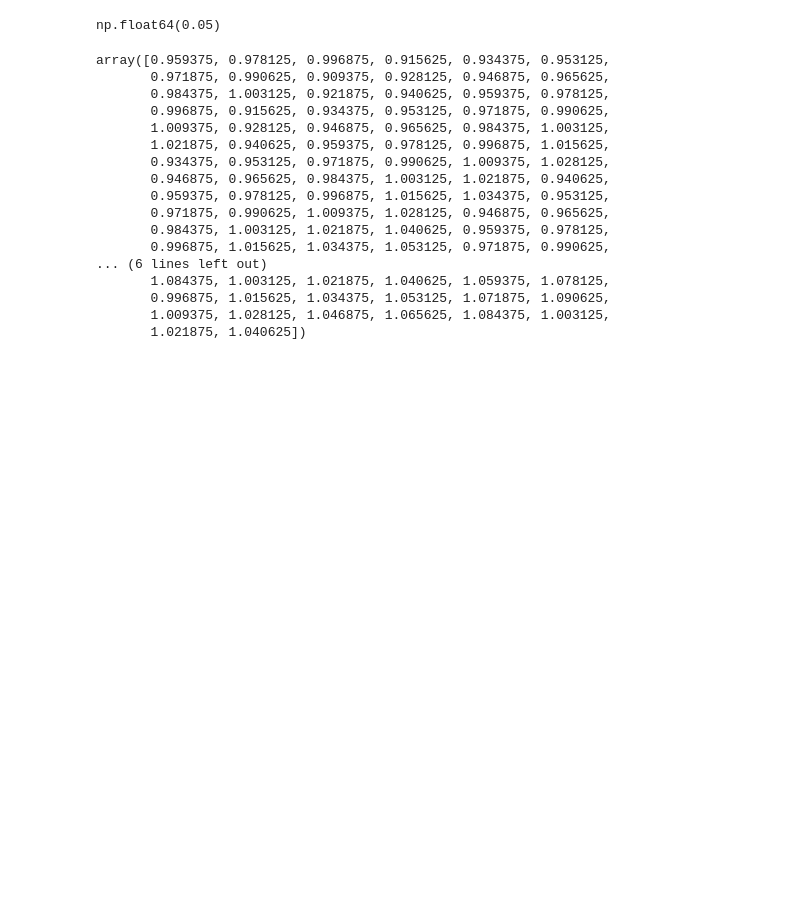
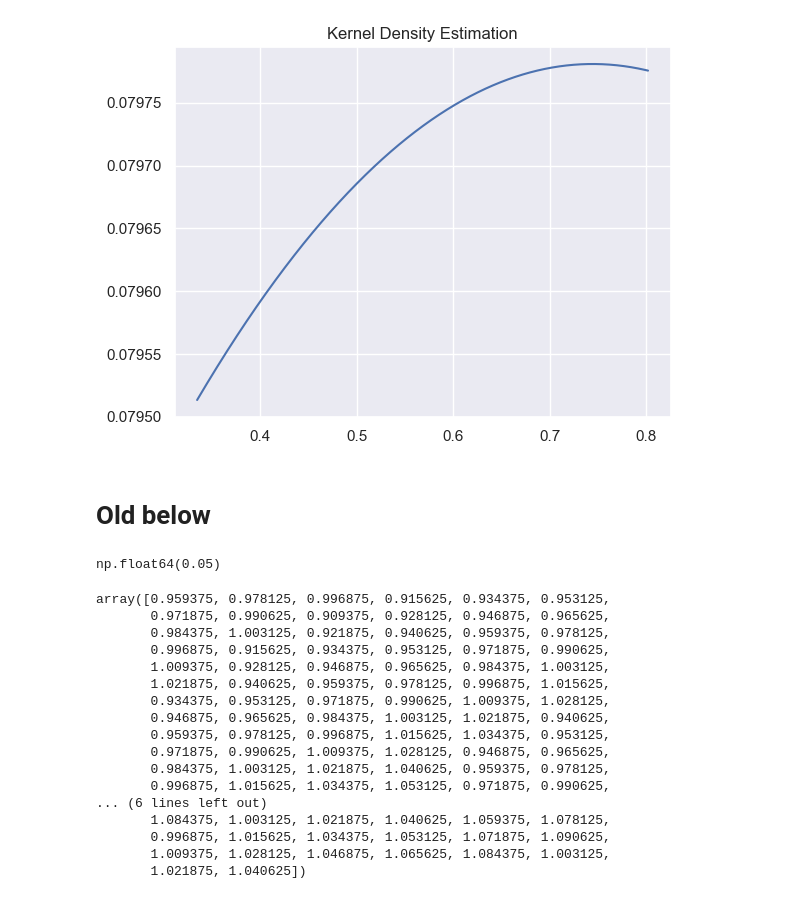
Before and after one commit to AlecHero/QuantileRegressionProject, a Jupyter notebook: tabular qr wind.ipynb, the cells around one changed output. Saved outputs shown, nothing was run; the diff lists cells and outputs as text; code cells hidden in the pictures; blank space fills up the shorter version.

```diff
--- a/tabular qr wind.ipynb
+++ b/tabular qr wind.ipynb
@@ -52,3 +85,34 @@ display_qtables(qtables[::10], params)
+# %%
+from matplotlib import pyplot as plt
+import numpy as np
+import seaborn as sns
+sns.set_theme()
+
+arrow_directions = {0: "↑", 1: "→", 2: "↓", 3: "←"}
+
+def plot_kde(quantiles, bandwith=0.05):
+    from sklearn.neighbors import KernelDensity
+    samples = quantiles[:, None]
+    kde = KernelDensity(kernel="gaussian", bandwidth=bandwith).fit(samples)
+
+    x_grid = np.linspace(quantiles.min(), quantiles.max(), 10_000)[:, None]
+    log_pdf = kde.score_samples(x_grid)
+    pdf = np.exp(log_pdf)
+
+    plt.plot(x_grid[:,0], pdf)
+    plt.title("Kernel Density Estimation")
+    plt.show()
+
+# plt.xlabel("Total reward per episode")
+# plt.ylabel("Frequency")
+# plt.title("Distribution of Episode Returns")
+# plt.show()
+
+plot_kde(total_rewards, bandwith=5.0)
+# %% [output]
+[figure, added]
+# %% [markdown]
+# Old below
 # %%
 qr = QuantileRegression(params)
 qr.reset_table()
```
Also changed, not shown: parts of 4 cells of this notebook, 12 other files.
